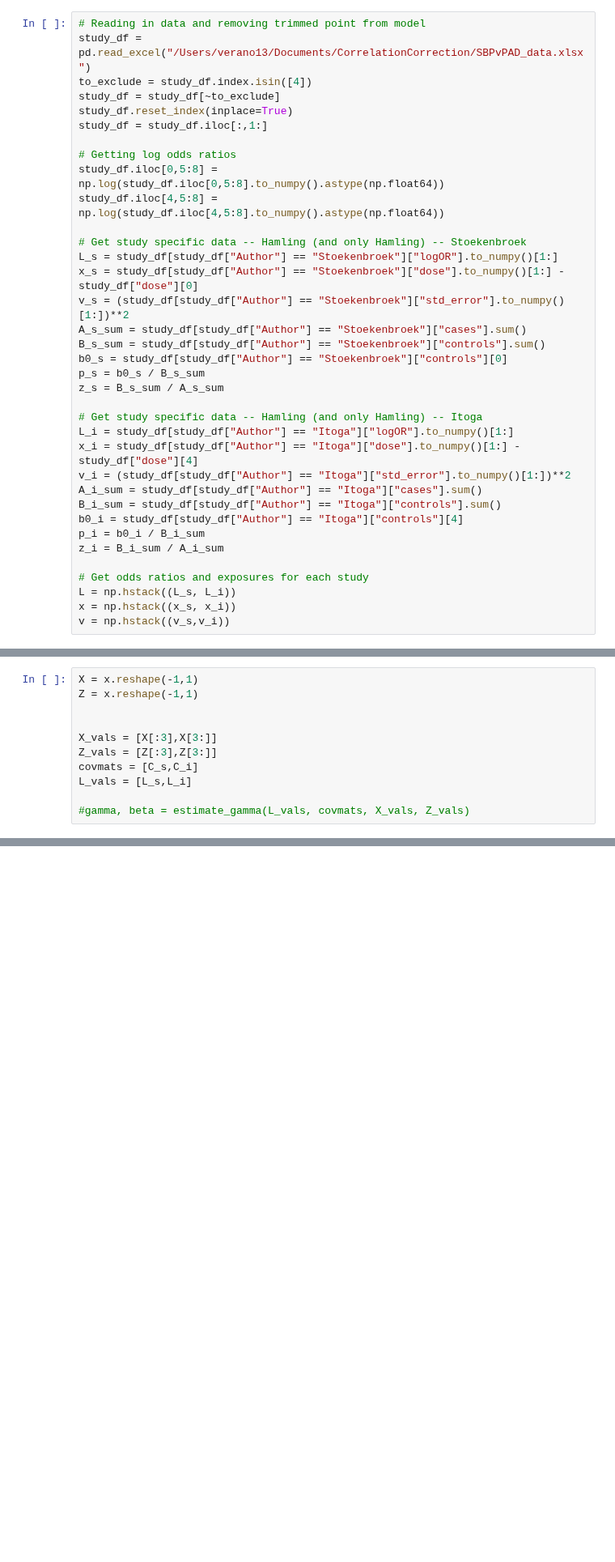
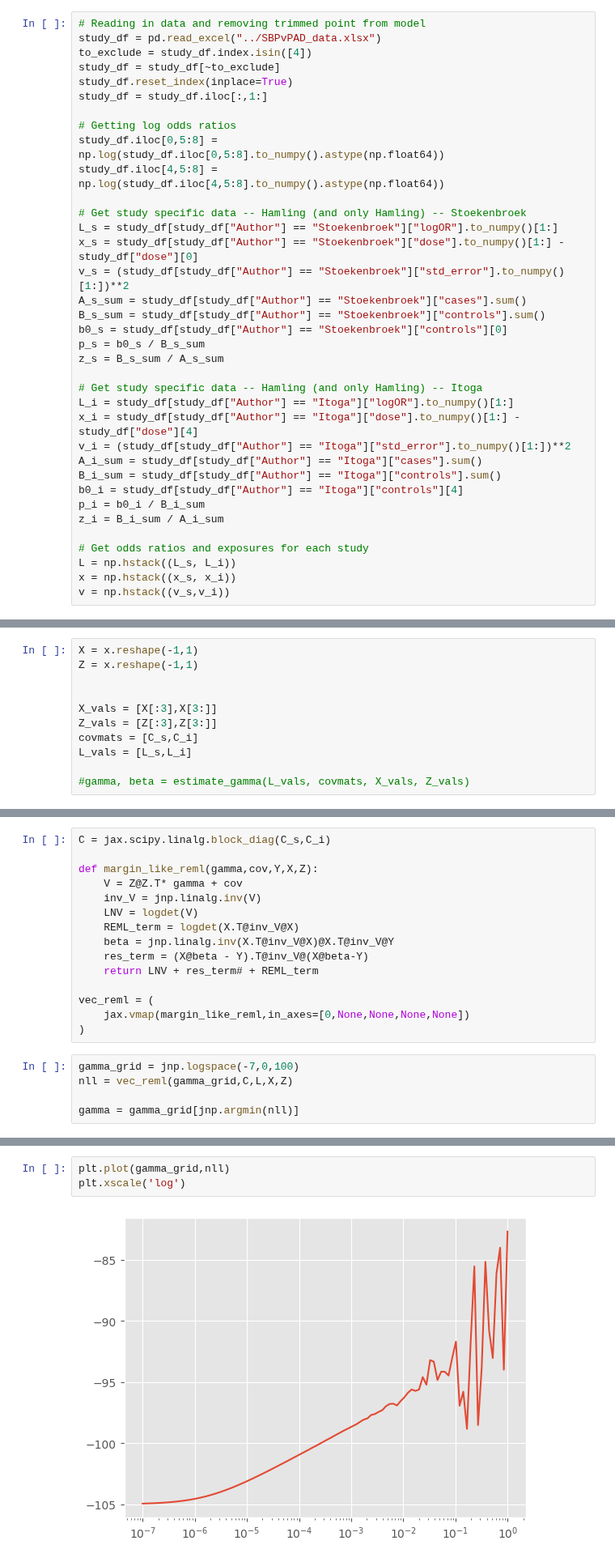
Before and after one commit to ihmeuw-msca/CorrelationCorrection, a Jupyter notebook: Examples/sbp_pad.ipynb, the cells around one changed output, grey strips where cells are left out. Shown at 81% size. Saved outputs shown, nothing was run; the diff lists cells and outputs as text; blank space fills up the shorter version.

Commit message:
Added slightly fixed marginal likelihood

```diff
--- a/Examples/sbp_pad.ipynb
+++ b/Examples/sbp_pad.ipynb
@@ -22,7 +22,7 @@ from correlation_correction.methods import hamling_methods as ham
 from correlation_correction.regressions import gls_reg, wls_reg
 # %%
 # Reading in data and removing trimmed point from model
-study_df = pd.read_excel("/Users/verano13/Documents/CorrelationCorrection/SBPvPAD_data.xlsx")
+study_df = pd.read_excel("../SBPvPAD_data.xlsx")
 to_exclude = study_df.index.isin([4])
 study_df = study_df[~to_exclude]
 study_df.reset_index(inplace=True)
@@ -195,0 +188,20 @@ See https://jax.readthedocs.io/en/latest/errors.html#jax.errors.TracerArrayConve
+# %%
+C = jax.scipy.linalg.block_diag(C_s,C_i)
+
+def margin_like_reml(gamma,cov,Y,X,Z):
+    V = Z@Z.T* gamma + cov
+    inv_V = jnp.linalg.inv(V)
+    LNV = logdet(V)
+    REML_term = logdet(X.T@inv_V@X)
+    beta = jnp.linalg.inv(X.T@inv_V@X)@X.T@inv_V@Y
+    res_term = (X@beta - Y).T@inv_V@(X@beta-Y)
+    return LNV + res_term# + REML_term
+
+vec_reml = (
+    jax.vmap(margin_like_reml,in_axes=[0,None,None,None,None])
+)
+# %%
+gamma_grid = jnp.logspace(-7,0,100)
+nll = vec_reml(gamma_grid,C,L,X,Z)
+
+gamma = gamma_grid[jnp.argmin(nll)]
@@ -196,3 +212,8 @@ See https://jax.readthedocs.io/en/latest/errors.html#jax.errors.TracerArrayConve
+# %%
+plt.plot(gamma_grid,nll)
+plt.xscale('log')
+# %% [output]
+[figure, added]
 # %%
 covmats[0]
 # %% [output]
```
Also changed, not shown: parts of 5 cells of this notebook.
